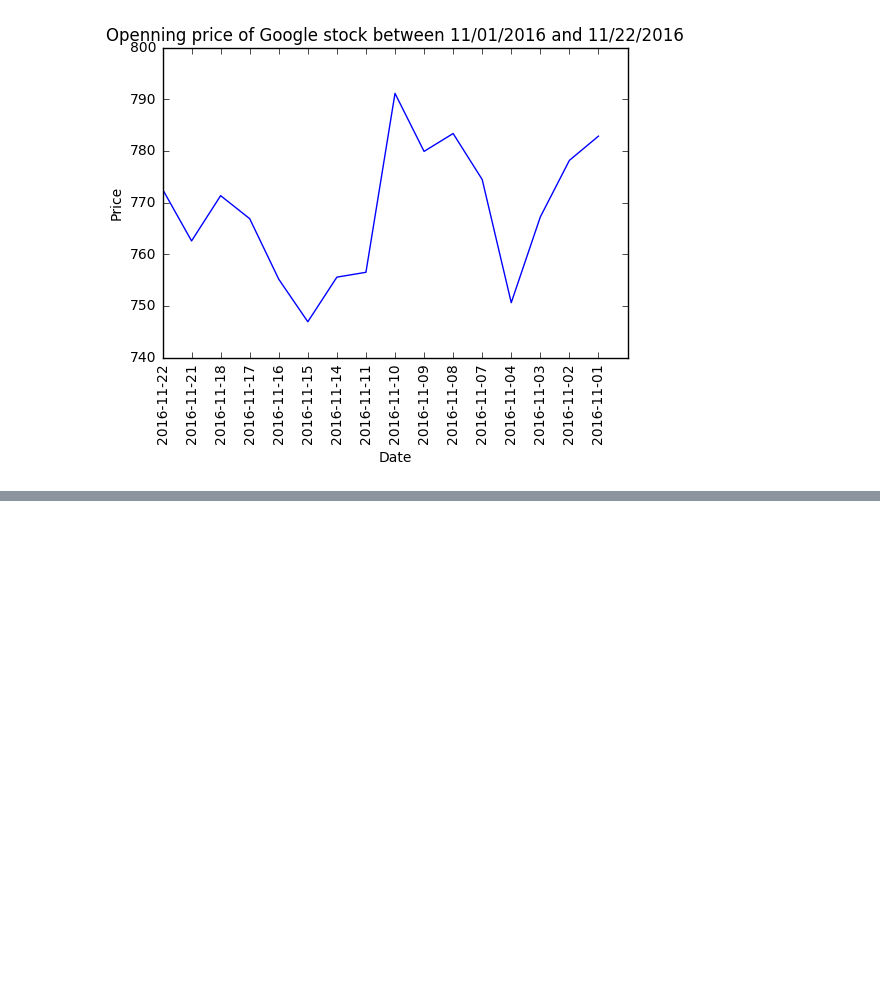
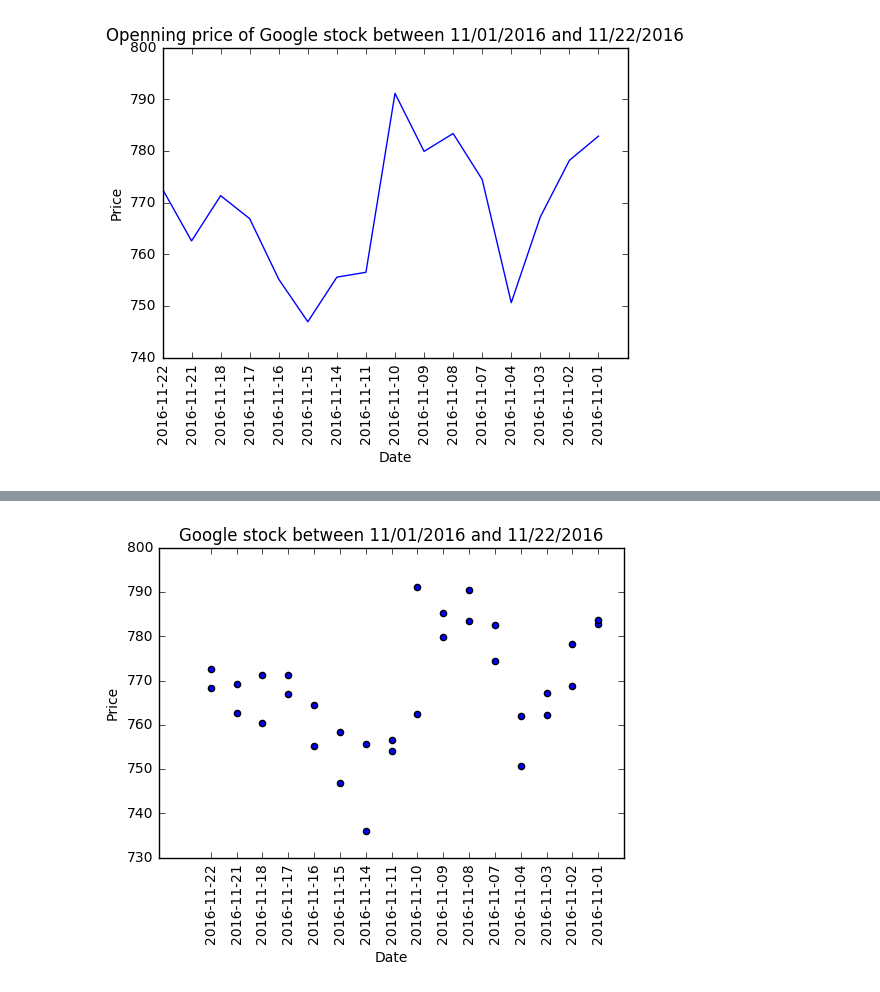
Before and after one commit to swcarpentry/python-second-language, a Jupyter notebook: code/plotting.ipynb, the cells around one changed output, grey strips where cells are left out. Saved outputs shown, nothing was run; the diff lists cells and outputs as text; code cells hidden in the pictures; blank space fills up the shorter version.

```diff
--- a/code/plotting.ipynb
+++ b/code/plotting.ipynb
@@ -73,0 +83,10 @@ plt.show()
+# %%
+plt.scatter(range(0,16), daily_prices["Open"])
+plt.scatter(range(0,16), daily_prices["Close"])
+plt.title('Google stock between 11/01/2016 and 11/22/2016')
+plt.ylabel('Price')
+plt.xlabel('Date')
+plt.xticks(range(0,16), daily_prices["Date"], rotation='vertical')
+plt.show()
+# %% [output]
+[figure, added]
```
Also changed, not shown: parts of 4 cells of this notebook, 1 other file.
